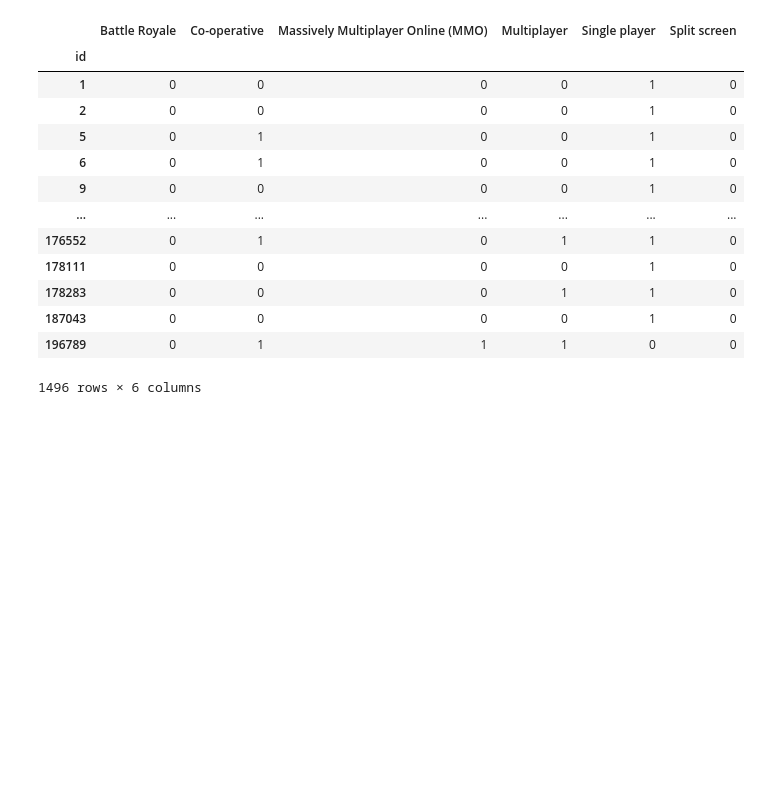
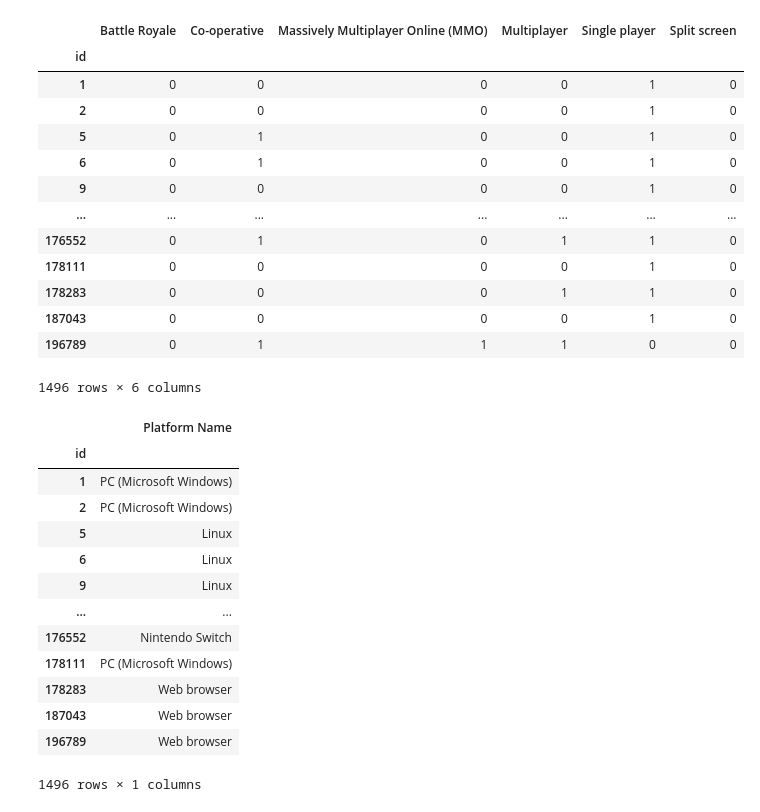
Before and after one commit to 1990Jasonlee/GameOnPassion, a Jupyter notebook: GameOnJson.ipynb, the cells around one changed output. Cells and saved outputs as stored; diff of their text form; code cells hidden in the pictures; blank space fills up the shorter version.

```diff
--- a/GameOnJson.ipynb
+++ b/GameOnJson.ipynb
@@ -698,6 +698,23 @@ p18.set_index("id", inplace=True)
 p19 = pd.read_csv('./Data/plat19.csv', header=None)
 p19.columns = ['id', 'Platform Name']
 p19.set_index("id", inplace=True)
+# %%
+p1
+# %% [output]
+|  | Platform Name |
+| id |  |
+| 1 | PC (Microsoft Windows) |
+| 2 | PC (Microsoft Windows) |
+| 5 | Linux |
+| 6 | Linux |
+| 9 | Linux |
+| ... | ... |
+| 176552 | Nintendo Switch |
+| 178111 | PC (Microsoft Windows) |
+| 178283 | Web browser |
+| 187043 | Web browser |
+| 196789 | Web browser |
+1496 rows × 1 columns
 # %%
 plat1 = p1['Platform Name'].str.get_dummies().astype(int)
 plat2 = p2['Platform Name'].str.get_dummies().astype(int)
```
Also changed, not shown: parts of 6 cells of this notebook, 7 other files.
